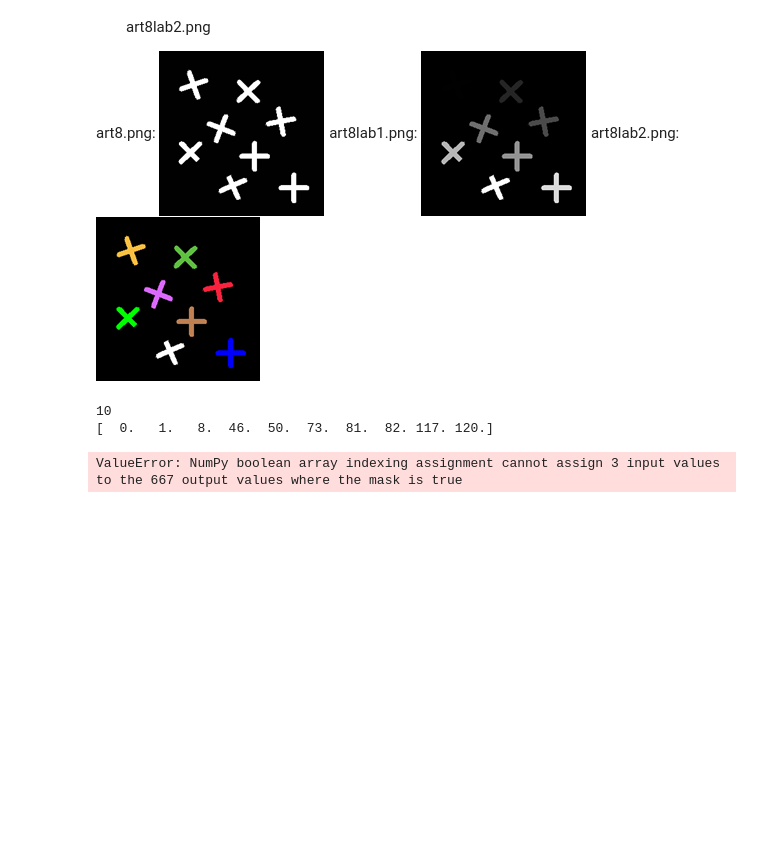
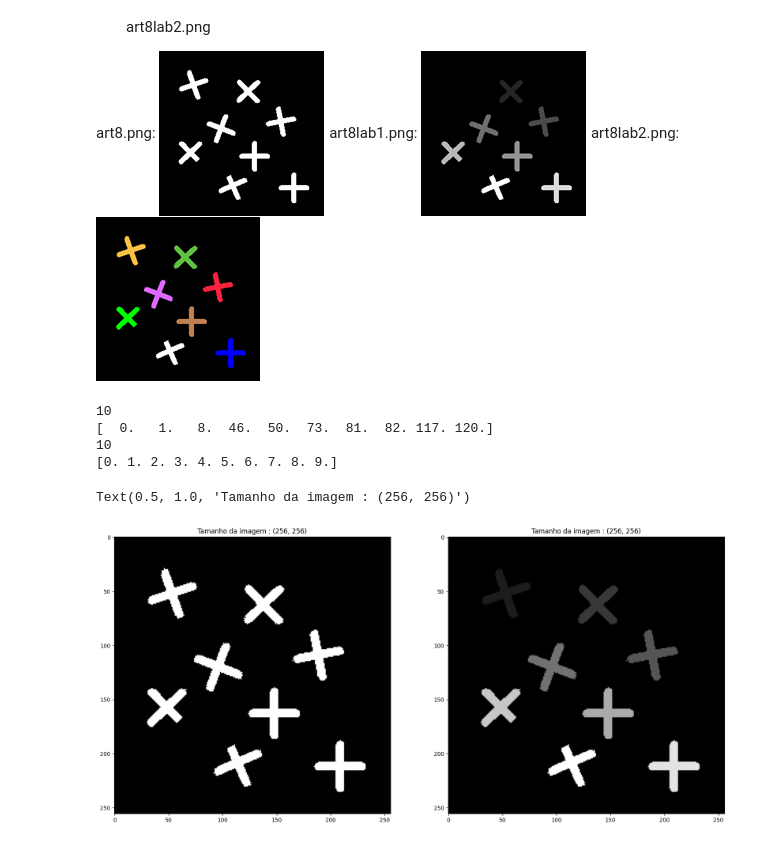
Before and after one commit to pedrohrpc/gsi058_t1_pedro.procopio, a Jupyter notebook: Lab02 - Connected Components/lab03.ipynb, the cells around one changed output. Cells and saved outputs as stored; diff of their text form; code cells hidden in the pictures; blank space fills up the shorter version.

```diff
--- a/Lab02 - Connected Components/lab03.ipynb
+++ b/Lab02 - Connected Components/lab03.ipynb
@@ -77,38 +77,43 @@ novaIntensidade = 0
 novaImg = label
 
 for i in np.sort(intensidades):
     novaImg[label == i] = novaIntensidade
     novaIntensidade = novaIntensidade + 1
 
+print(len(np.unique(novaImg)))
+print(np.unique(novaImg))
 
 # colorImg = np.zeros(label.shape,list)
 # cor = list(np.random.choice(range(256), size=3))
 
 # for i in np.sort(intensidades):
 #     if i != 0:
 #         cor = list(np.random.choice(range(256), size=3))
 #         colorImg[label == i] = cor
 
 
 figura = plt.figure(figsize = (20,20))
 
 figura.add_subplot(2,2,1)
 plt.imshow(img, cmap='gray', vmin=0, vmax=255)
 plt.title(f'Tamanho da imagem : {img.shape}')
 
 figura.add_subplot(2,2,2)
 plt.imshow(novaImg, cmap='gray', vmin=0, vmax=np.max(np.unique(novaImg)))
 plt.title(f'Tamanho da imagem : {novaImg.shape}')
 
-colormap = plt.colors.colormap()
+# colormap = plt.colors.colormap()
 
-figura.add_subplot(2,2,3)
-plt.imshow(colorImg)
-plt.title(f'Tamanho da imagem : {colorImg.shape}')
+# figura.add_subplot(2,2,3)
+# plt.imshow(colorImg)
+# plt.title(f'Tamanho da imagem : {colorImg.shape}')
 # %% [output]
 10
 [  0.   1.   8.  46.  50.  73.  81.  82. 117. 120.]
+10
+[0. 1. 2. 3. 4. 5. 6. 7. 8. 9.]
-ValueError: NumPy boolean array indexing assignment cannot assign 3 input values to the 667 output values where the mask is true
+Text(0.5, 1.0, 'Tamanho da imagem : (256, 256)')
+[figure, added]
 # %% [markdown]
 2. Calcule o número de objetos da imagem clc3.png. Note que antes será necessário binarizar a imagem. Para isso, considere um limiar (*threshold*) de 67, isto é, valores acima de 67 na imagem original recebem zero, e os abaixo recebem 1 (o que resulta na imagem clc3thr1.png).
 
```
Also changed, not shown: 2 other files.
